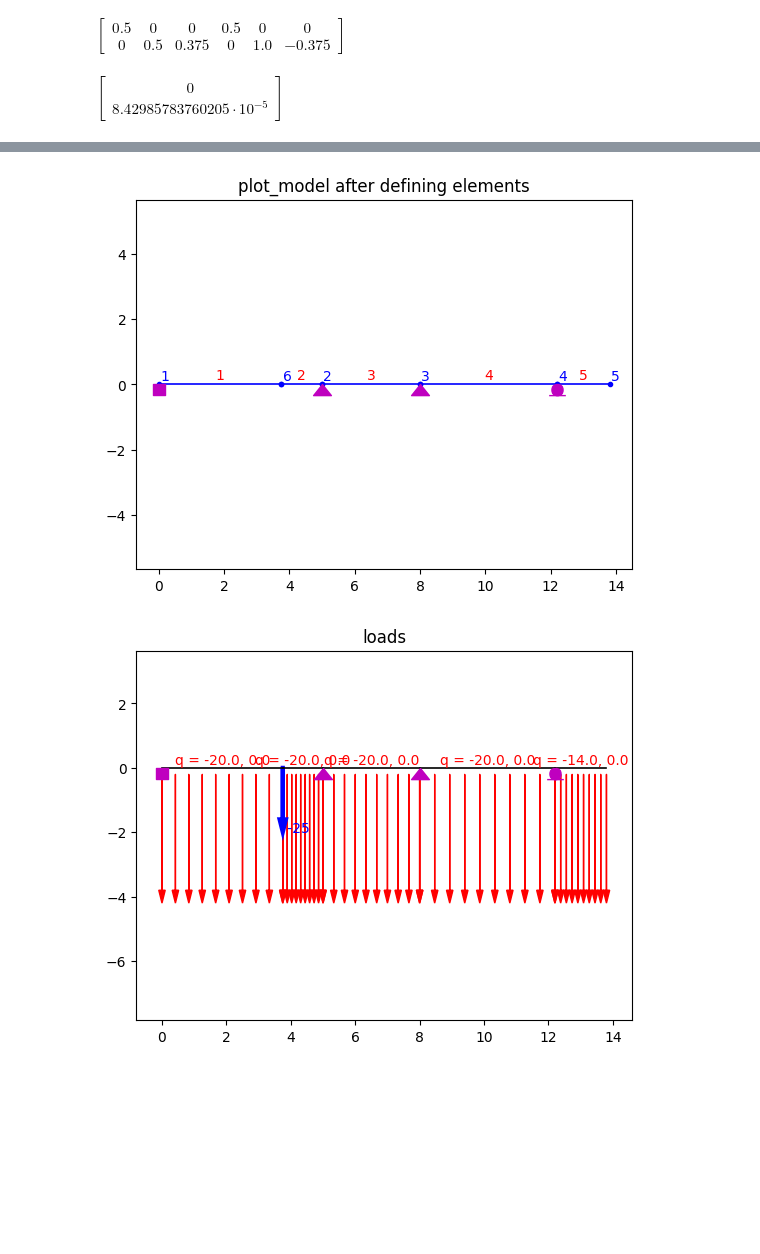
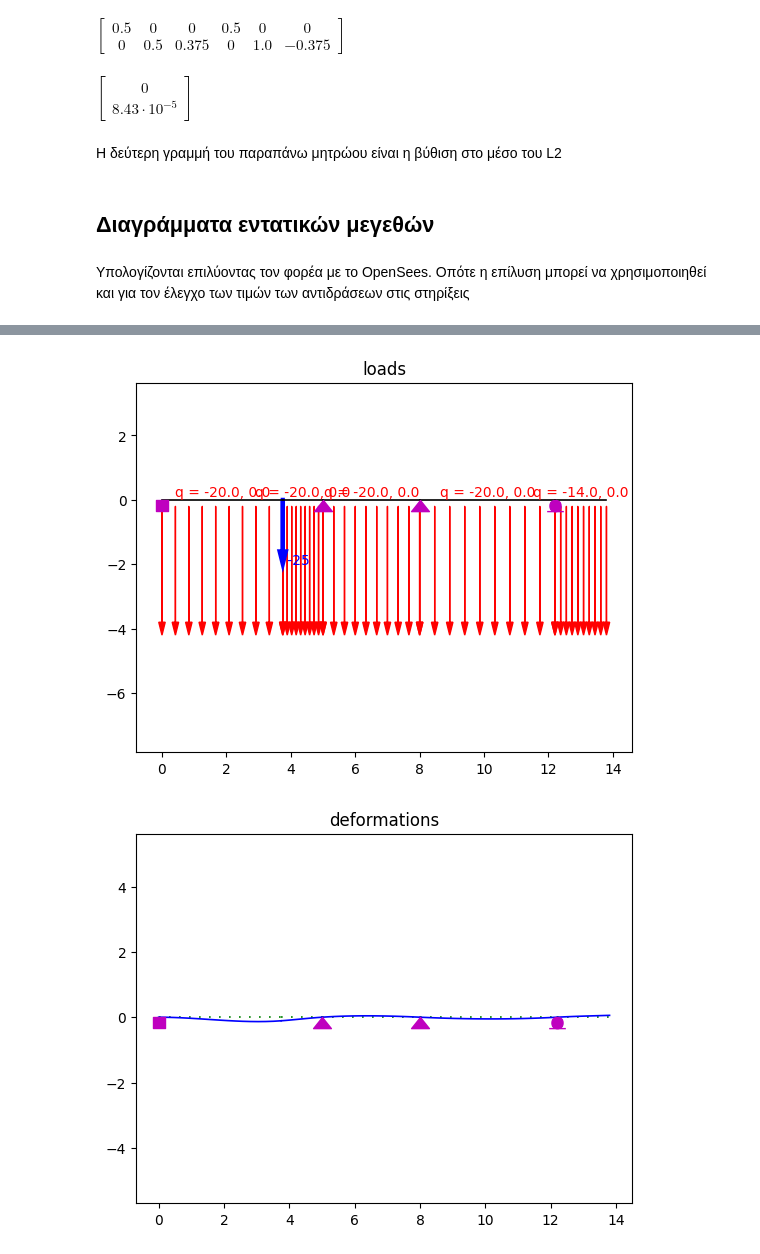
Before and after one commit to panagop/ihu_courses, a Jupyter notebook: jupyter/ihu/statiki_me_mitroa/homework1/homework1.ipynb, the cells around one changed output, grey strips where cells are left out. Cells and saved outputs as stored; diff of their text form; code cells hidden in the pictures; blank space fills up the shorter version.

```diff
--- a/jupyter/ihu/statiki_me_mitroa/homework1/homework1.ipynb
+++ b/jupyter/ihu/statiki_me_mitroa/homework1/homework1.ipynb
@@ -286,9 +288,15 @@ F
 # %% [output]
 $\displaystyle \left[\begin{matrix}0.5 & 0 & 0 & 0.5 & 0 & 0\\0 & 0.5 & 0.375 & 0 & 1.0 & -0.375\end{matrix}\right]$
 # %%
-sf.Y(F, U2_with_axial)
+round_expr(sf.Y(F, U2_with_axial), 7)
 # %% [output]
-$\displaystyle \left[\begin{matrix}0\\8.42985783760205 \cdot 10^{-5}\end{matrix}\right]$
+$\displaystyle \left[\begin{matrix}0\\8.43 \cdot 10^{-5}\end{matrix}\right]$
+# %% [markdown]
+Η δεύτερη γραμμή του παραπάνω μητρώου είναι η βύθιση στο μέσο του L2
+# %% [markdown]
+## Διαγράμματα εντατικών μεγεθών
+# %% [markdown]
+Υπολογίζονται επιλύοντας τον φορέα με το OpenSees. Οπότε η επίλυση μπορεί να χρησιμοποιηθεί και για τον έλεγχο των τιμών των αντιδράσεων στις στηρίξεις
 # %%
 ops.wipe()
 ops.model('basic', '-ndm', 2, '-ndf', 3)
@@ -307,9 +315,8 @@ ops.fix(2, 1, 1, 0)
 ops.fix(3, 1, 1, 0)
 ops.fix(4, 0, 1, 0)
 
-opsv.plot_model()
-
-plt.title('plot_model before defining elements')
+# opsv.plot_model()
+# plt.title('plot_model before defining elements')
 
 ops.geomTransf('Linear', 1)
 
@@ -350,20 +357,21 @@ ops.analysis('Static')
 ops.analyze(1)
 
 # results
-ops.printModel()
+# ops.printModel()
 opsv.plot_model()
 plt.title('plot_model after defining elements')
 
 opsv.plot_loads_2d(10, 2)
 plt.title('loads')
 
-sfac = 100.
+sfac = 500.
 opsv.plot_defo(sfac)
 plt.title('deformations')
 
 sfacN, sfacV, sfacM = 5.e-3, 2.e-2, 2.e-2
-opsv.section_force_diagram_2d('N', sfacN)
-plt.title('Axial force distribution')
+
+# opsv.section_force_diagram_2d('N', sfacN)
+# plt.title('Axial force distribution')
 
 opsv.section_force_diagram_2d('T', sfacV)
 plt.title('Shear force distribution')
@@ -395,2 +386,2 @@ numComponents: 0
-[figure, old version]
+[figure, new version]
-[figure, old version]
+[figure, new version]
```
Also changed, not shown: parts of 10 cells of this notebook.
